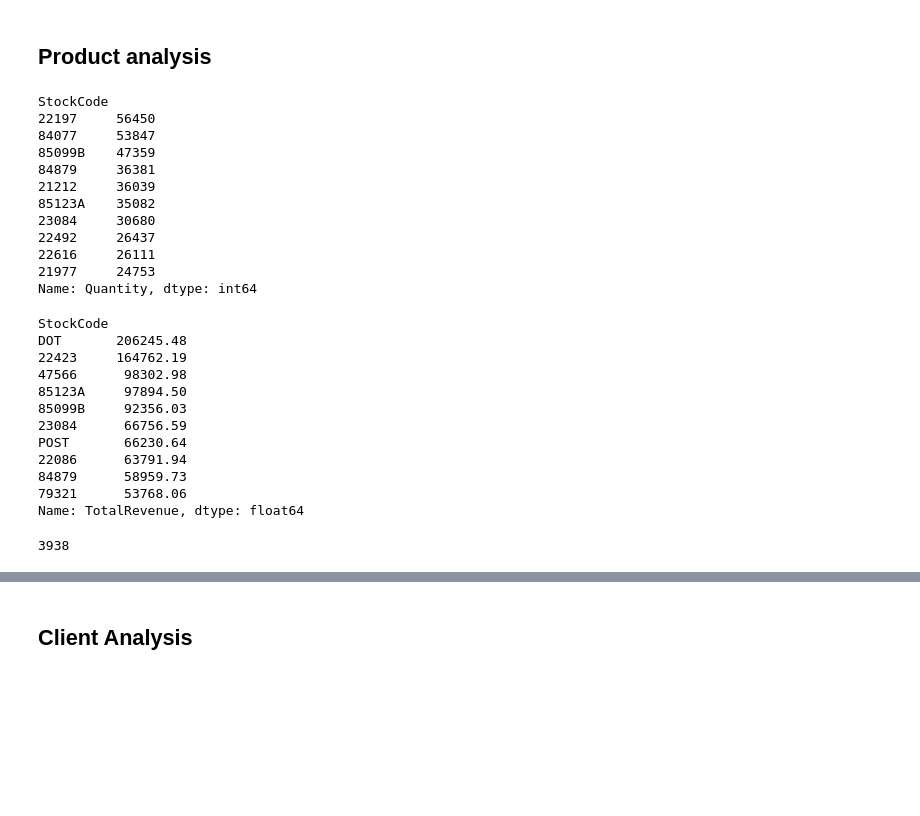
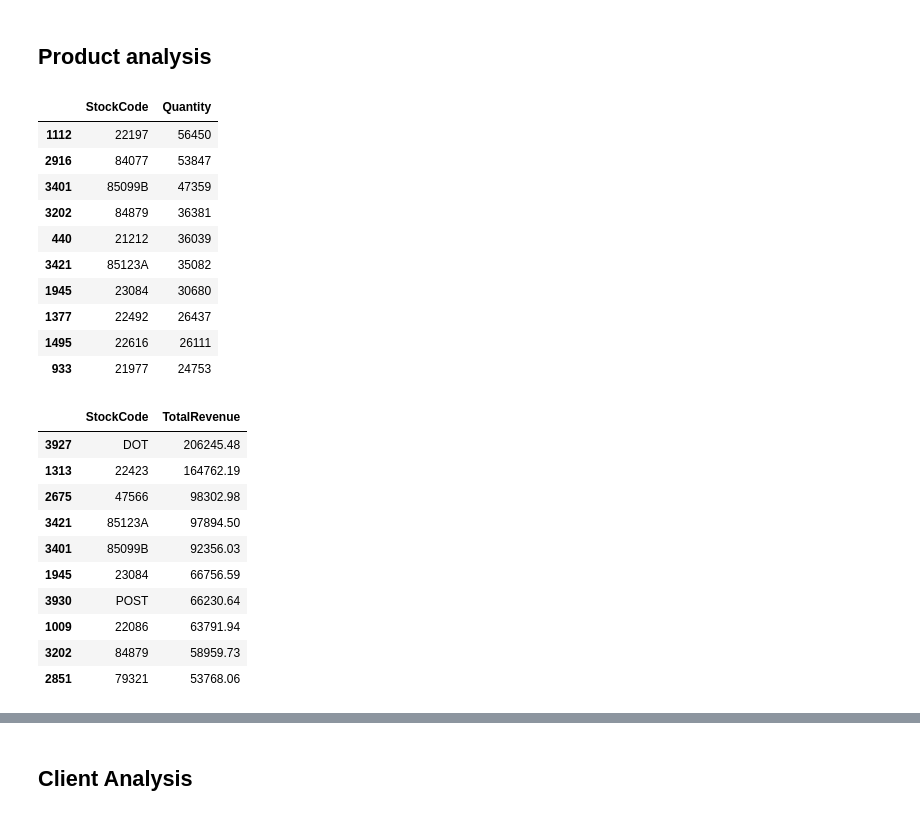
Before and after one commit to Zefirkq/ecommerce-data-analysis, a Jupyter notebook: e-com.ipynb, the cells around one changed output, grey strips where cells are left out. Drawn from its saved outputs; the diff is of its cells as text; code cells hidden in the pictures; blank space fills up the shorter version.

```diff
--- a/e-com.ipynb
+++ b/e-com.ipynb
@@ -176,39 +176,35 @@ best weekday: Monday, max orders: 5217
 # %% [markdown]
 ## Product analysis
 # %%
-products_by_qty = df.groupby('StockCode')['Quantity'].sum()
-products_by_qty.sort_values(ascending=False).head(10)
+products_by_qty = df.groupby('StockCode')['Quantity'].sum().reset_index()
+products_by_qty.sort_values(by='Quantity',ascending=False).head(10)
 # %% [output]
-StockCode
-22197     56450
-84077     53847
-85099B    47359
-84879     36381
-21212     36039
-85123A    35082
-23084     30680
-22492     26437
-22616     26111
-21977     24753
-Name: Quantity, dtype: int64
+|  | StockCode | Quantity |
+| 1112 | 22197 | 56450 |
+| 2916 | 84077 | 53847 |
+| 3401 | 85099B | 47359 |
+| 3202 | 84879 | 36381 |
+| 440 | 21212 | 36039 |
+| 3421 | 85123A | 35082 |
+| 1945 | 23084 | 30680 |
+| 1377 | 22492 | 26437 |
+| 1495 | 22616 | 26111 |
+| 933 | 21977 | 24753 |
 # %%
-products_by_total_revenue = df.groupby('StockCode')['TotalRevenue'].sum()
-products_by_total_revenue.sort_values(ascending=False).head(10)
+products_by_total_revenue = df.groupby('StockCode')['TotalRevenue'].sum().reset_index()
+products_by_total_revenue.sort_values(by='TotalRevenue', ascending=False).head(10)
 # %% [output]
-StockCode
-DOT       206245.48
-22423     164762.19
-47566      98302.98
-85123A     97894.50
-85099B     92356.03
-23084      66756.59
-POST       66230.64
-22086      63791.94
-84879      58959.73
-79321      53768.06
-Name: TotalRevenue, dtype: float64
+|  | StockCode | TotalRevenue |
+| 3927 | DOT | 206245.48 |
+| 1313 | 22423 | 164762.19 |
+| 2675 | 47566 | 98302.98 |
+| 3421 | 85123A | 97894.50 |
+| 3401 | 85099B | 92356.03 |
+| 1945 | 23084 | 66756.59 |
+| 3930 | POST | 66230.64 |
+| 1009 | 22086 | 63791.94 |
+| 3202 | 84879 | 58959.73 |
+| 2851 | 79321 | 53768.06 |
 # %%
-df['StockCode'].nunique()
+number_of_unique_products = df['StockCode'].nunique()
-# %% [output]
-3938
 # %%
```
Also changed, not shown: parts of 9 cells of this notebook.
